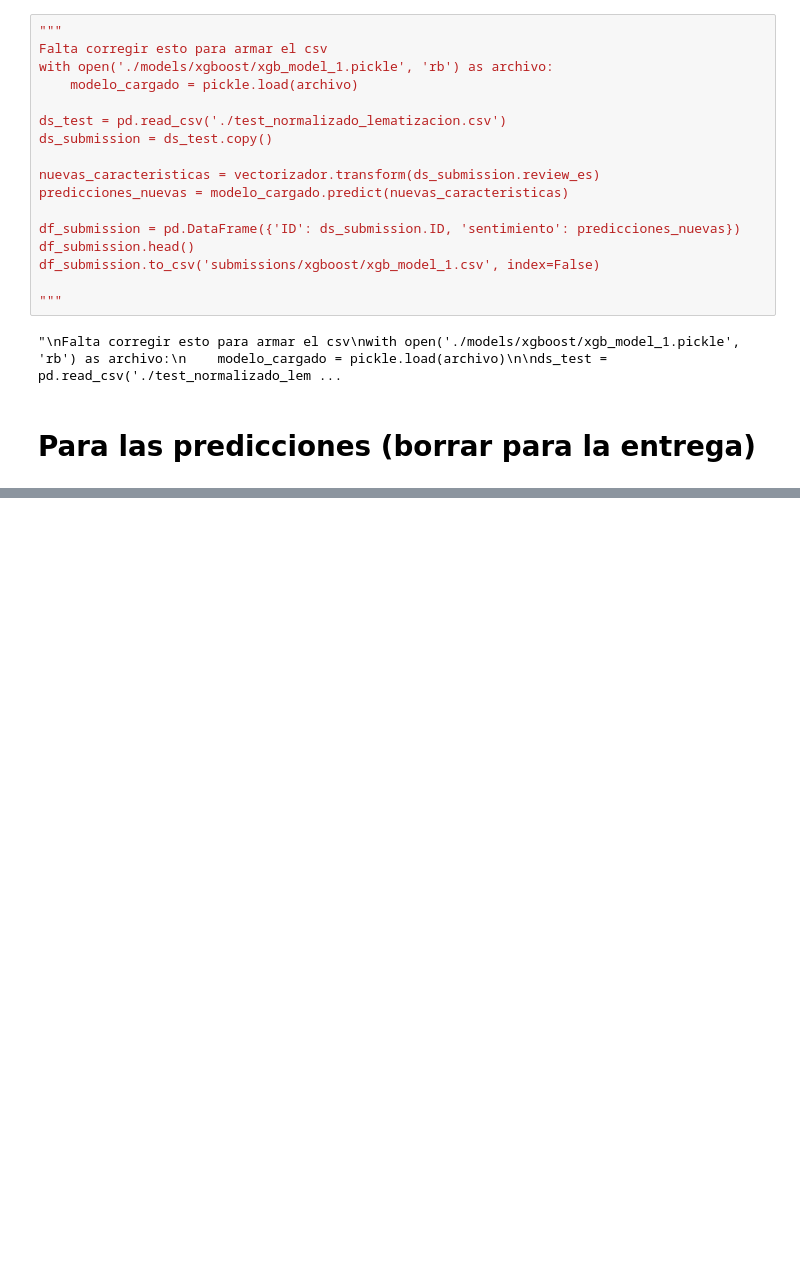
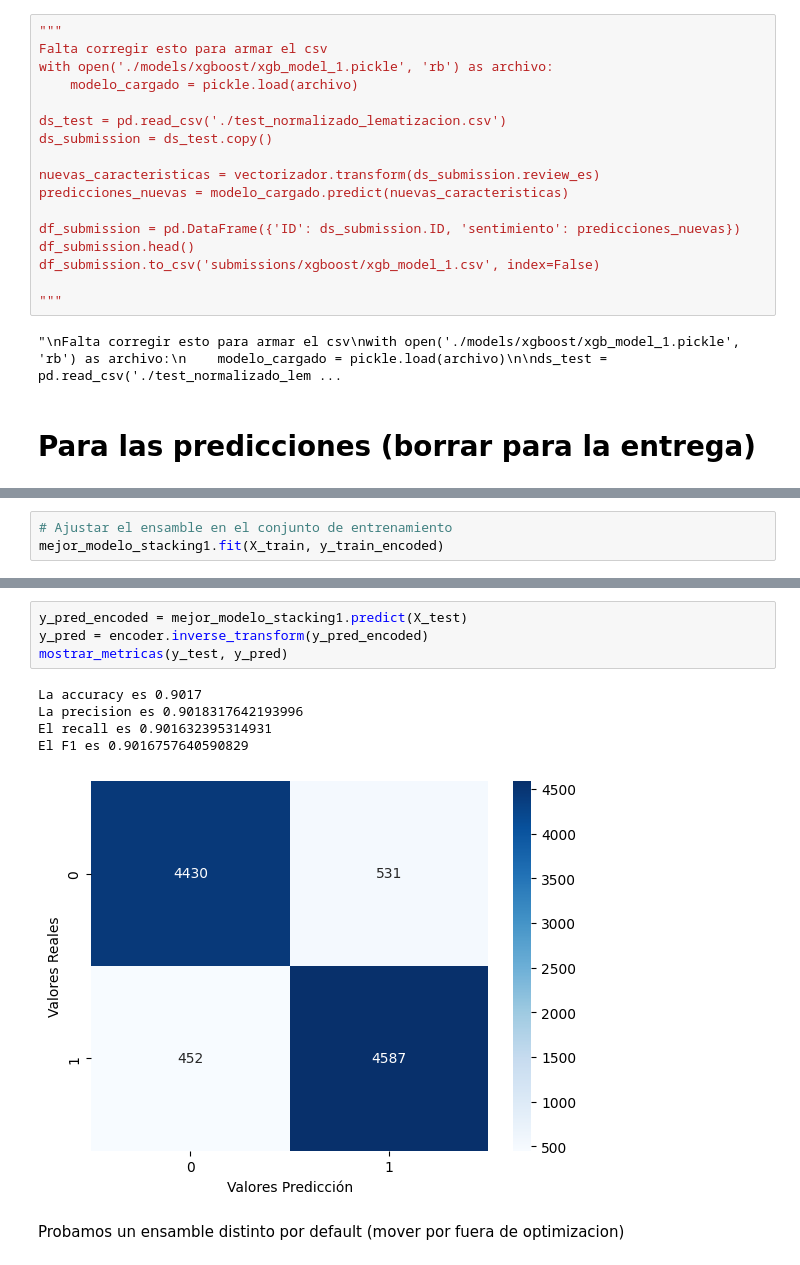
Before and after one commit to mrinkspot/Data-Science-and-Machine-Learning-Projects, a Jupyter notebook: TP2/7506R_TP2_GRUPO20_ENTREGA_N1.ipynb, the cells around one changed output, grey strips where cells are left out. Cells and saved outputs as stored; diff of their text form; blank space fills up the shorter version.

```diff
--- a/TP2/7506R_TP2_GRUPO20_ENTREGA_N1.ipynb
+++ b/TP2/7506R_TP2_GRUPO20_ENTREGA_N1.ipynb
@@ -538,0 +761,3 @@ modelo_rf.fit(X_train, y_train_encoded)
+# %%
+# Ajustar el ensamble en el conjunto de entrenamiento
+mejor_modelo_stacking1.fit(X_train, y_train_encoded)
@@ -538,0 +789,12 @@ modelo_rf.fit(X_train, y_train_encoded)
+# %%
+y_pred_encoded = mejor_modelo_stacking1.predict(X_test)
+y_pred = encoder.inverse_transform(y_pred_encoded)
+mostrar_metricas(y_test, y_pred)
+# %% [output]
+La accuracy es 0.9017
+La precision es 0.9018317642193996
+El recall es 0.901632395314931
+El F1 es 0.9016757640590829
+[figure, added]
+# %% [markdown]
+Probamos un ensamble distinto por default (mover por fuera de optimizacion)
```
Also changed, not shown: parts of 39 cells of this notebook.
